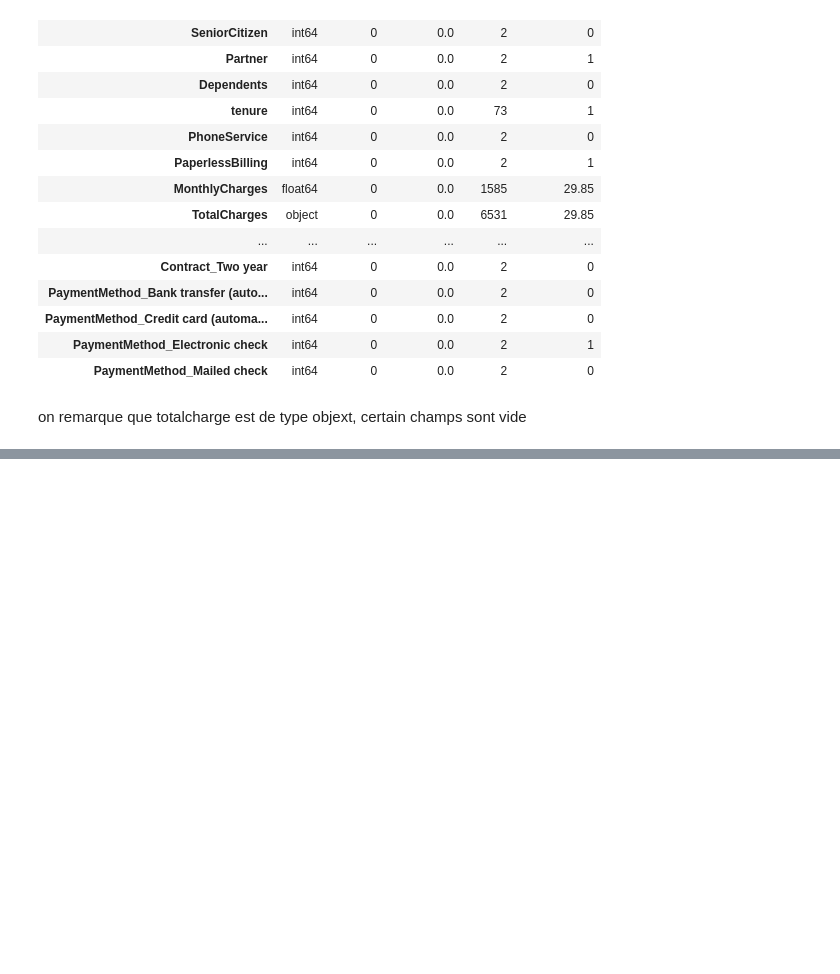
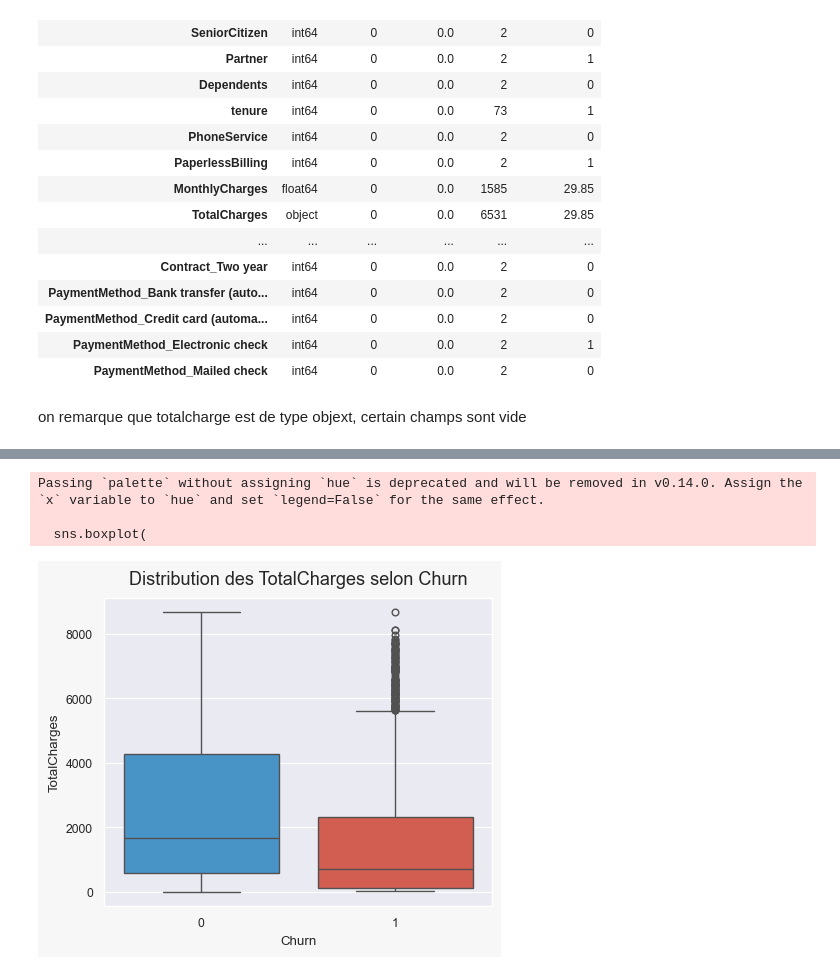
Before and after one commit to Bapt1st3/Telco_Customer_Prediction, a Jupyter notebook: data_prep copy.ipynb, the cells around one changed output, grey strips where cells are left out. Drawn from its saved outputs; the diff is of its cells as text; code cells hidden in the pictures; blank space fills up the shorter version.

```diff
--- a/data_prep copy.ipynb
+++ b/data_prep copy.ipynb
@@ -201,0 +258,25 @@ tenure = ancienneté du client pic de depart vers les 5- 10 mois puis churn dimi
+# %%
+import seaborn as sns
+import matplotlib.pyplot as plt
+
+sns.set_theme(style="darkgrid", context="paper")
+plt.rcParams["figure.facecolor"] = "#f7f7f7"
+palette = ["#3498db", "#e74c3c"]  # bleu = non churn, rouge = churn
+
+plt.figure(figsize=(5, 4))
+sns.boxplot(
+    x="Churn",
+    y="TotalCharges",
+    data=df,
+    palette=palette
+)
+
+plt.title("Distribution des TotalCharges selon Churn", fontsize=13, pad=10)
+plt.xlabel("Churn")
+plt.ylabel("TotalCharges")
+plt.show()
+# %% [output]
+Passing `palette` without assigning `hue` is deprecated and will be removed in v0.14.0. Assign the `x` variable to `hue` and set `legend=False` for the same effect.
+
+  sns.boxplot(
+[figure, added]
```
Also changed, not shown: parts of 27 cells of this notebook, 1 other file.
